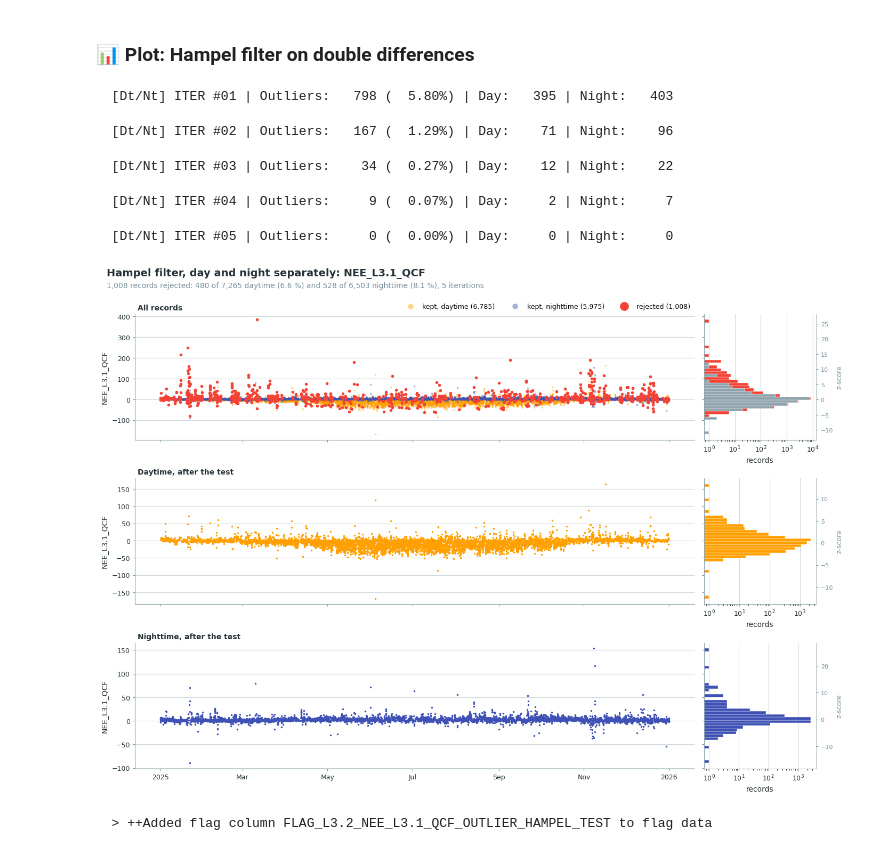
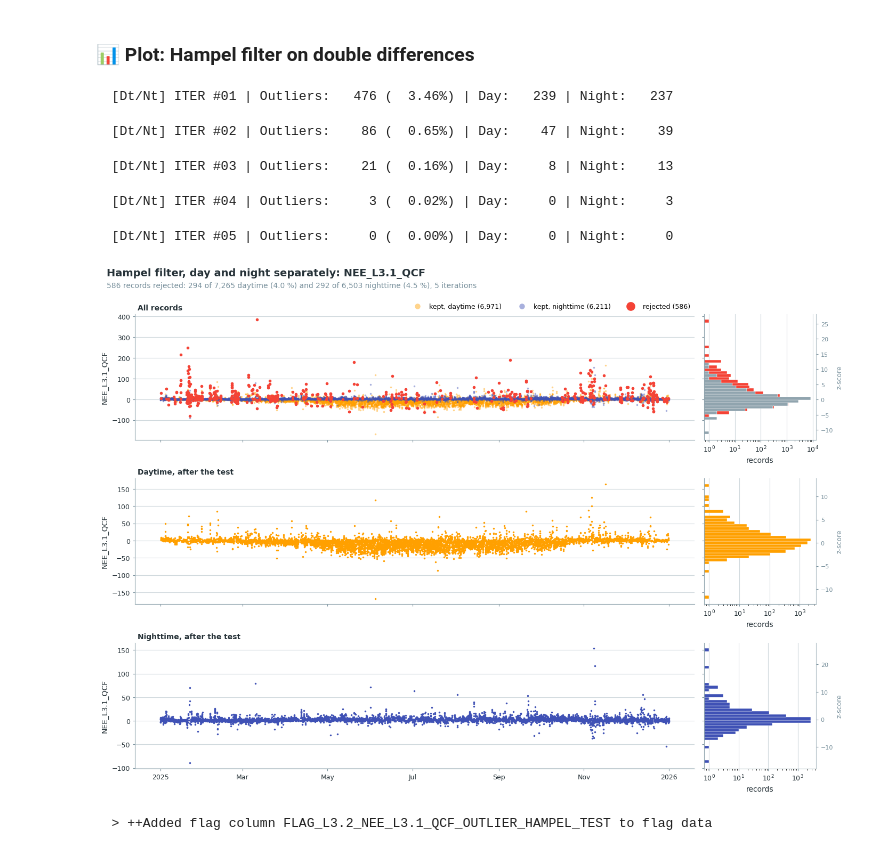
Before and after one commit to holukas/dataset_ch-lae_flux_product, a Jupyter notebook: workflow/30_FLUX_PROCESSING_CHAIN/34_IRGA72_2016-2024/01_FPPC_IRGA72_2016-2026.09.ipynb, the cells around one changed output. Saved outputs shown, nothing was run; the diff lists cells and outputs as text; code cells hidden in the pictures.

```diff
--- a/workflow/30_FLUX_PROCESSING_CHAIN/34_IRGA72_2016-2024/01_FPPC_IRGA72_2016-2026.09.ipynb
+++ b/workflow/30_FLUX_PROCESSING_CHAIN/34_IRGA72_2016-2024/01_FPPC_IRGA72_2016-2026.09.ipynb
@@ -335,16 +338,15 @@ if _remove:
 # %% [markdown]
 ### 📊 Plot: Hampel filter on double differences
 # %%
-sod.flag_outliers_hampel_test(window_length=48 * 13, n_sigma_daytime=4, n_sigma_nighttime=4,
-                              use_differencing=True, separate_day_night=True,
-                              showplot=True, verbose=True, repeat=True)
+sod.flag_outliers_hampel_test(window_length=48 * 13, n_sigma=5.5, use_differencing=True,
+                              separate_day_night=True, showplot=True, verbose=True, repeat=True)
 # %% [output]
-  [Dt/Nt] ITER #01 | Outliers:   798 (  5.80%) | Day:   395 | Night:   403
+  [Dt/Nt] ITER #01 | Outliers:   476 (  3.46%) | Day:   239 | Night:   237
-  [Dt/Nt] ITER #02 | Outliers:   167 (  1.29%) | Day:    71 | Night:    96
+  [Dt/Nt] ITER #02 | Outliers:    86 (  0.65%) | Day:    47 | Night:    39
-  [Dt/Nt] ITER #03 | Outliers:    34 (  0.27%) | Day:    12 | Night:    22
+  [Dt/Nt] ITER #03 | Outliers:    21 (  0.16%) | Day:     8 | Night:    13
-  [Dt/Nt] ITER #04 | Outliers:     9 (  0.07%) | Day:     2 | Night:     7
+  [Dt/Nt] ITER #04 | Outliers:     3 (  0.02%) | Day:     0 | Night:     3
   [Dt/Nt] ITER #05 | Outliers:     0 (  0.00%) | Day:     0 | Night:     0
-[figure, old version]
+[figure, new version]
 # %%
 sod.addflag()  # accept this test
 # %% [output]
```
Also changed, not shown: parts of 34 cells of this notebook.
